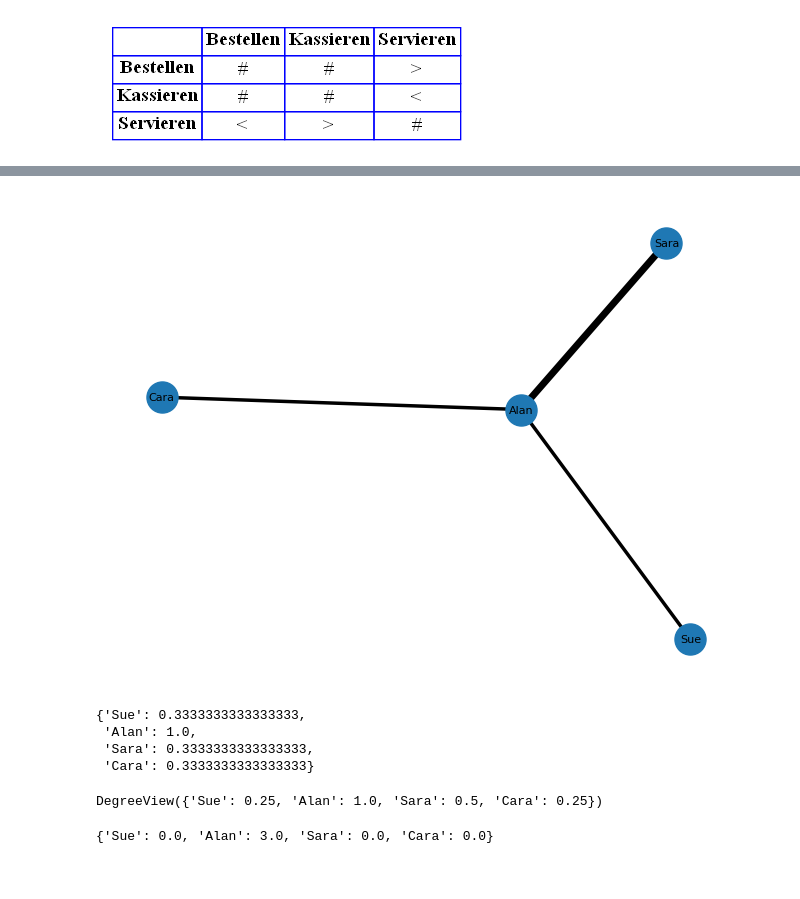
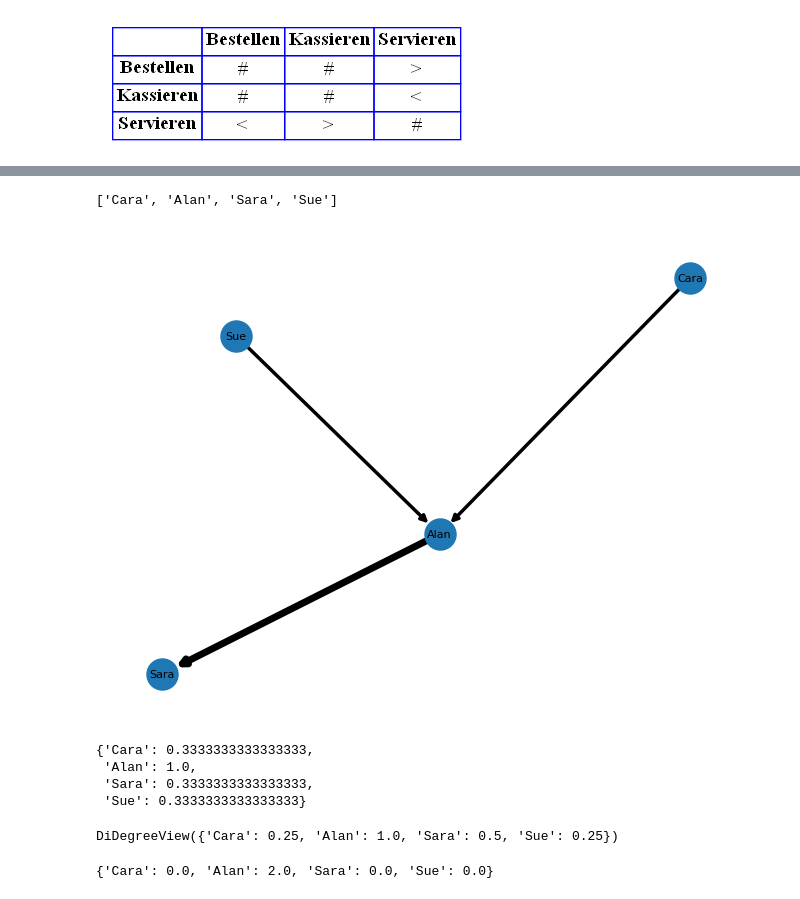
Before and after one commit to jocwulf/zhaw_som, a Jupyter notebook: 10_Social_Network_Analysis_2.ipynb, the cells around one changed output, grey strips where cells are left out. Saved outputs shown, nothing was run; the diff lists cells and outputs as text; code cells hidden in the pictures.

Commit message:
visualization approach updated

```diff
--- a/10_Social_Network_Analysis_2.ipynb
+++ b/10_Social_Network_Analysis_2.ipynb
@@ -94,23 +94,29 @@ df
+# %%
+list(df.index)
+# %% [output]
+['Cara', 'Alan', 'Sara', 'Sue']
 # %%
 # depict distances as network with networkx
-G_hw = nx.from_pandas_adjacency(df)
+import networkx as nx
+G_hw = nx.from_numpy_array(df.values, create_using=nx.DiGraph)
+G_hw = nx.relabel_nodes(G_hw, dict(zip(range(len(df.index)), df.index)))
 mywidth = [i * 10 for i in list(nx.get_edge_attributes(G_hw,'weight').values())]
 nx.draw(G_hw, with_labels=True, node_size=500, font_size=8, width=mywidth)
 # %% [output]
-[figure, old version]
+[figure, new version]
 # %%
 # degree centrality for edges in G_hw that ignores edge weights
 nx.degree_centrality(G_hw)
 # %% [output]
-{'Sue': 0.3333333333333333,
+{'Cara': 0.3333333333333333,
  'Alan': 1.0,
  'Sara': 0.3333333333333333,
- 'Cara': 0.3333333333333333}
+ 'Sue': 0.3333333333333333}
 # %%
 # degree centrality for edges in G_hw considering edge weights
 G_hw.degree(weight='weight')
 # %% [output]
-DegreeView({'Sue': 0.25, 'Alan': 1.0, 'Sara': 0.5, 'Cara': 0.25})
+DiDegreeView({'Cara': 0.25, 'Alan': 1.0, 'Sara': 0.5, 'Sue': 0.25})
 # %%
 # add distance attribute to G_hw
 g_distance_dict = {(e1, e2): 1 / weight for e1, e2, weight in G_hw.edges(data='weight')}
@@ -118,7 +124,7 @@ nx.set_edge_attributes(G_hw, g_distance_dict, 'distance')
 # %%
 nx.betweenness_centrality(G_hw, weight='distance', normalized=False)
 # %% [output]
-{'Sue': 0.0, 'Alan': 3.0, 'Sara': 0.0, 'Cara': 0.0}
+{'Cara': 0.0, 'Alan': 2.0, 'Sara': 0.0, 'Sue': 0.0}
 # %%
 mydistance = [i  for i in list(nx.get_edge_attributes(G_hw,'distance').values())]
 nx.draw(G_hw, with_labels=True, node_size=500, font_size=8, width=mydistance)
```
Also changed, not shown: parts of 2 cells of this notebook.
